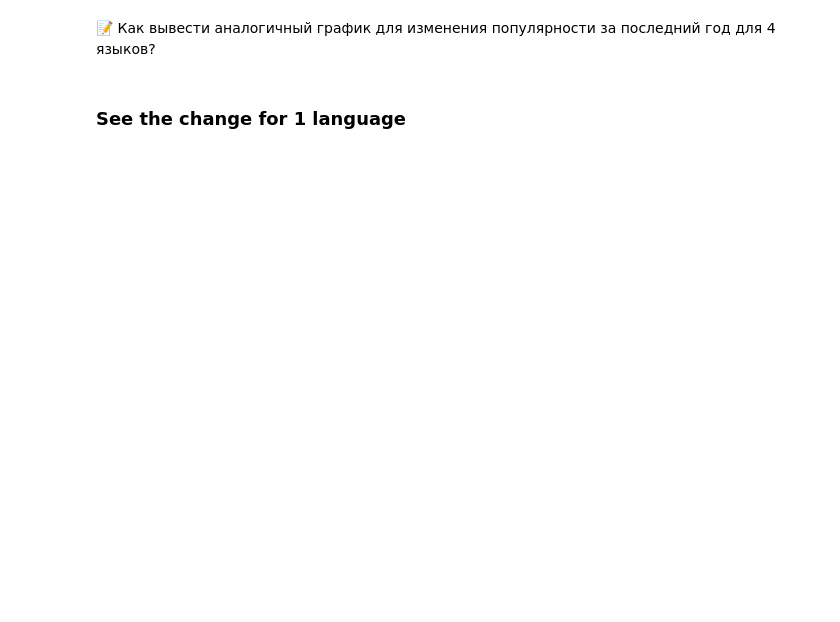
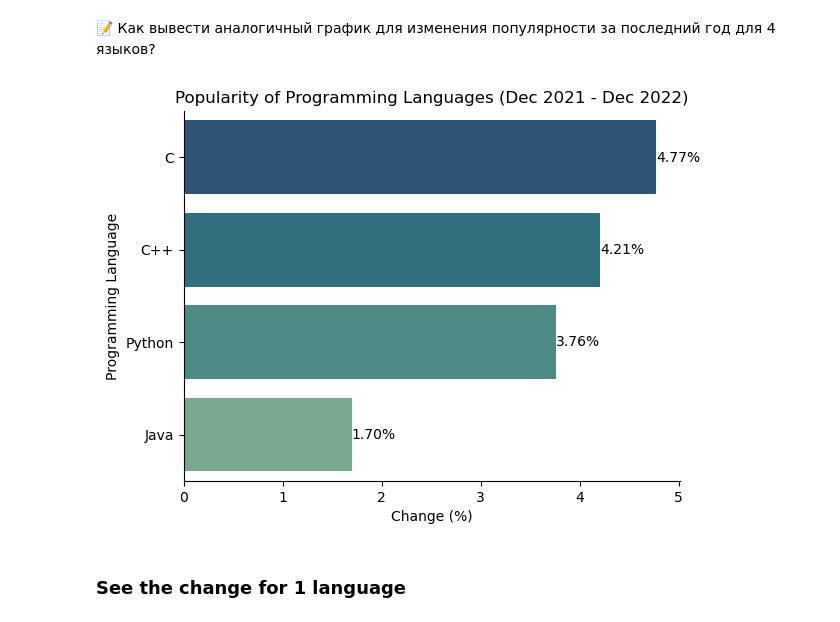
Before and after one commit to python-with-tim/course, a Jupyter notebook: class_1_24_dec/with_exercises.ipynb, the cells around one changed output. Cells and saved outputs as stored; diff of their text form; code cells hidden in the pictures; blank space fills up the shorter version.

```diff
--- a/class_1_24_dec/with_exercises.ipynb
+++ b/class_1_24_dec/with_exercises.ipynb
@@ -91,5 +149,9 @@ df['Change.1'].apply(percent_to_float).head()
 # %% [markdown]
 📝 Как записать очищенные данные в соответствующие колонки?
+# %%
+df['Change.1'] = df['Change.1'].apply(percent_to_float)
+# %%
+df['Ratings'] = df['Ratings'].apply(percent_to_float)
 # %%
 df.rename(inplace=True, columns={
     'Programming Language.1':'Programming Language',
@@ -102,5 +173,7 @@ df.rename(inplace=True, columns={
 ### Plot popularity
 # %% [markdown]
 📝 Как получить список всех колонок и записать его в переменную columns?
+# %%
+columns = df.columns
 # %%
 columns[0]
@@ -125,6 +202,10 @@ popularity_barplot(df, label)
 label = columns[1] + ' - ' + columns[0]
 # %% [markdown]
 📝 Как вывести аналогичный график для изменения популярности за последний год для 4 языков?
+# %%
+popularity_barplot(df, label, target='Programming Language', sort_by='Change (%)', n_top=4)
+# %% [output]
+[figure, added]
 # %% [markdown]
 ### See the change for 1 language
 # %%
```
Also changed, not shown: parts of 15 cells of this notebook, 2 other files.
